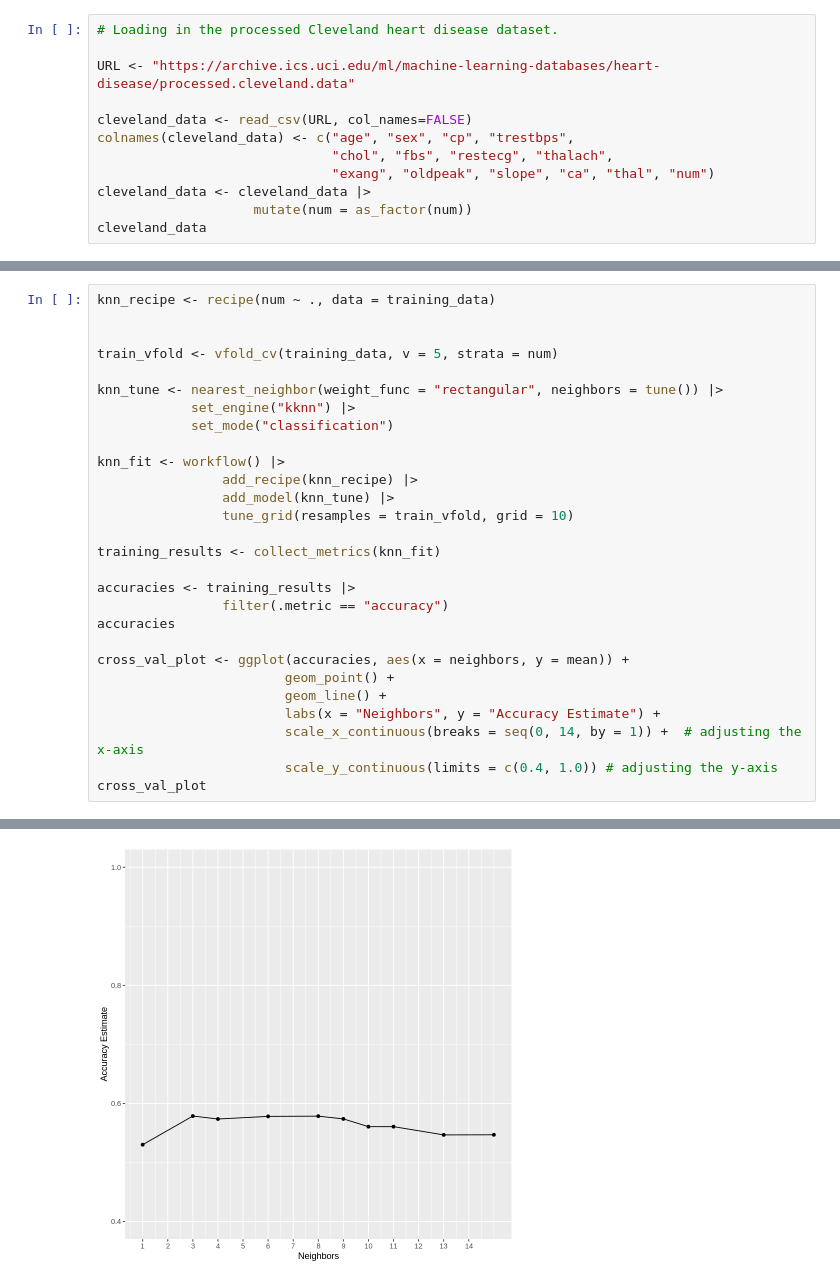
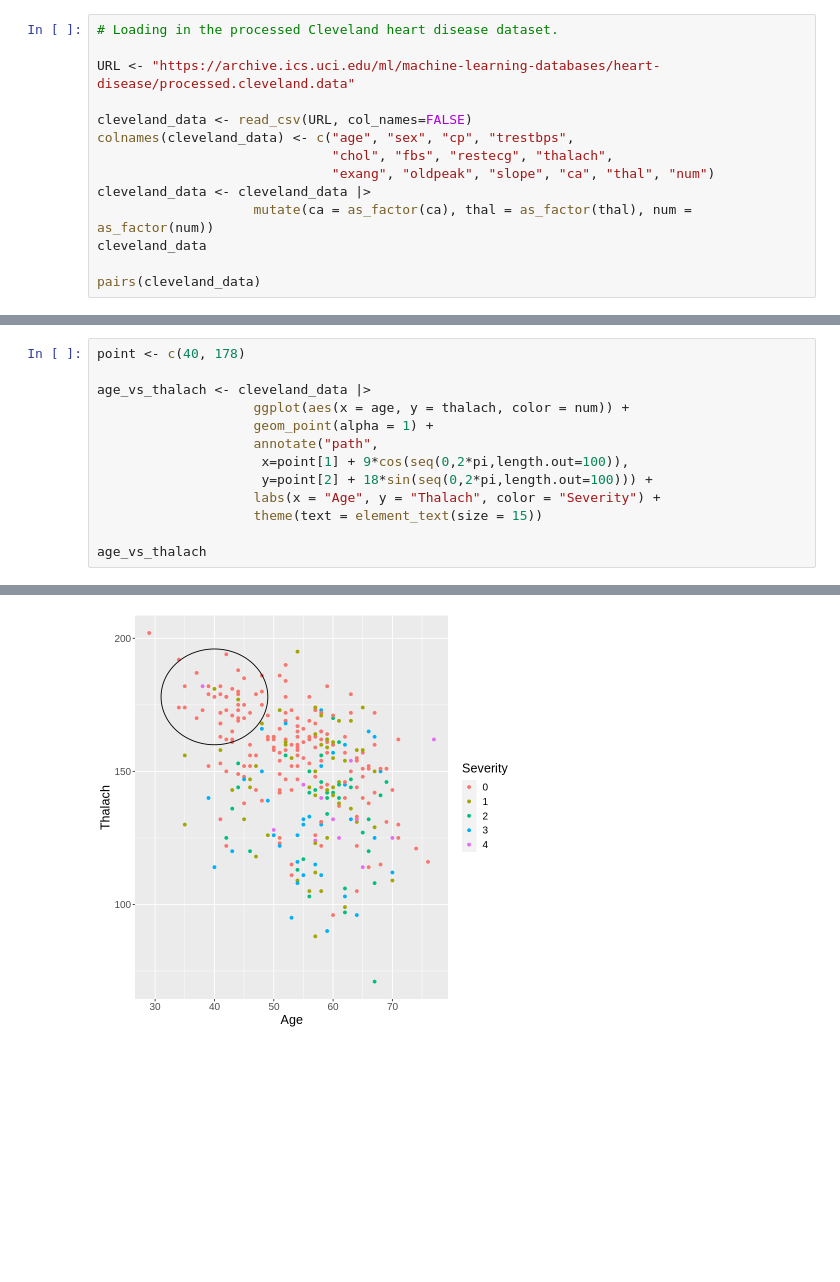
Before and after one commit to xenshreyas/Heart-Disease-Analysis, a Jupyter notebook: dsci-100-group-project.ipynb, the cells around one changed output, grey strips where cells are left out. Drawn from its saved outputs; the diff is of its cells as text; blank space fills up the shorter version.

Commit message:
Visualization of Data
Data visualization of age v thalach, age v oldpeak done, along with highlighting of clusters in the plots.

```diff
--- a/dsci-100-group-project.ipynb
+++ b/dsci-100-group-project.ipynb
@@ -33,8 +13,10 @@ colnames(cleveland_data) <- c("age", "sex", "cp", "trestbps",
                               "chol", "fbs", "restecg", "thalach",
                               "exang", "oldpeak", "slope", "ca", "thal", "num")
 cleveland_data <- cleveland_data |>
-                    mutate(num = as_factor(num))
+                    mutate(ca = as_factor(ca), thal = as_factor(thal), num = as_factor(num))
 cleveland_data
+
+pairs(cleveland_data)
 # %% [output]
 Rows: 303 Columns: 14
 ── Column specification ────────────────────────────────────────────────────────
@@ -88,29 +40,14 @@ A tibble: 78 × 14
 # %%
-knn_recipe <- recipe(num ~ ., data = training_data)
+point <- c(40, 178)
 
+age_vs_thalach <- cleveland_data |>
+                    ggplot(aes(x = age, y = thalach, color = num)) +
+                    geom_point(alpha = 1) +
+                    annotate("path",
+                     x=point[1] + 9*cos(seq(0,2*pi,length.out=100)),
+                     y=point[2] + 18*sin(seq(0,2*pi,length.out=100))) +
+                    labs(x = "Age", y = "Thalach", color = "Severity") +
+                    theme(text = element_text(size = 15))
 
-train_vfold <- vfold_cv(training_data, v = 5, strata = num)
-
-knn_tune <- nearest_neighbor(weight_func = "rectangular", neighbors = tune()) |>
-            set_engine("kknn") |>
-            set_mode("classification")
-
-knn_fit <- workflow() |>
-                add_recipe(knn_recipe) |>
-                add_model(knn_tune) |>
-                tune_grid(resamples = train_vfold, grid = 10)
-
-training_results <- collect_metrics(knn_fit)
-
-accuracies <- training_results |>
-                filter(.metric == "accuracy")
-accuracies
-
-cross_val_plot <- ggplot(accuracies, aes(x = neighbors, y = mean)) +
-                        geom_point() +
-                        geom_line() +
-                        labs(x = "Neighbors", y = "Accuracy Estimate") +
-                        scale_x_continuous(breaks = seq(0, 14, by = 1)) +  # adjusting the x-axis
-                        scale_y_continuous(limits = c(0.4, 1.0)) # adjusting the y-axis
-cross_val_plot
+age_vs_thalach
 # %% [output]
@@ -130 +54 @@ A tibble: 10 × 7
-[figure, old version]
+[figure, new version]
```
Also changed, not shown: parts of 9 cells of this notebook.
